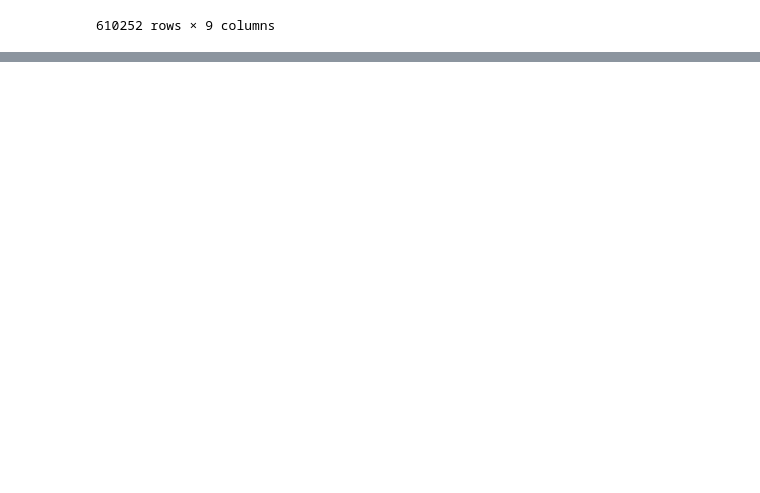
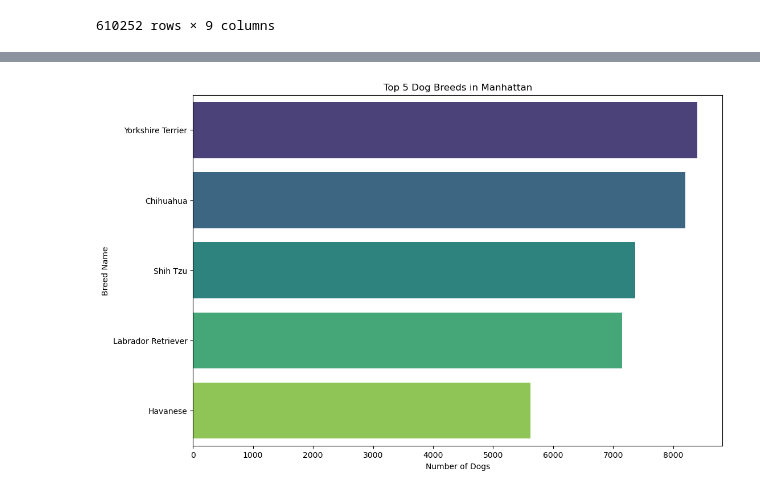
Before and after one commit to sylHut/tailored_tails, a Jupyter notebook: project_4_SH.ipynb, the cells around one changed output, grey strips where cells are left out. Cells and saved outputs as stored; diff of their text form; code cells hidden in the pictures; blank space fills up the shorter version.

```diff
--- a/project_4_SH.ipynb
+++ b/project_4_SH.ipynb
@@ -456,0 +440,6 @@ print(f"Loss: {model_loss}, Accuracy: {model_accuracy}")
+# %%
+# Drop rows where the ZipCode and AnimalGender is NA/Null
+licensed_t50_dogs_df = t50_licensed_dogs_df.copy()
+licensed_t50_dogs_df.dropna(subset=['AnimalGender', 'ZipCode'] , inplace=True)
+
+licensed_t50_dogs_df.info()
@@ -456,0 +471,5 @@ print(f"Loss: {model_loss}, Accuracy: {model_accuracy}")
+# %%
+# Drop Unnessary Columns AnimalName, LicenseIssuedDate, LicenseExpiredDate, Extract Year
+licensed_t50_dogs_df = licensed_t50_dogs_df.drop(axis=1, labels=['LicenseIssuedDate', 'LicenseExpiredDate', 'Extract Year'])
+
+licensed_t50_dogs_df.columns
@@ -456,0 +501,4 @@ print(f"Loss: {model_loss}, Accuracy: {model_accuracy}")
+# %%
+# Read the CSV file from the Resources folder into a Pandas DataFrame
+nyc_demo_df = pd.read_csv("Resources/demo_summary_cleaned.csv")
+nyc_demo_df
@@ -456,0 +523,4 @@ print(f"Loss: {model_loss}, Accuracy: {model_accuracy}")
+# %%
+# Combine two csv files by using the Borough Column.
+merged_demo_t50_df = pd.merge(licensed_t50_dogs_df, nyc_demo_df, on='Borough', how='left')
+merged_demo_t50_df
@@ -456,0 +596,20 @@ print(f"Loss: {model_loss}, Accuracy: {model_accuracy}")
+# %%
+# Income Rank #1
+# Filter the DataFrame for only Manhattan borough
+manhattan_dogs = merged_demo_t50_df[merged_demo_t50_df['Borough'] == 'Manhattan']
+
+# Count the occurrences of each dog breed in Manhattan
+breed_counts = manhattan_dogs['BreedName'].value_counts().reset_index()
+breed_counts.columns = ['BreedName', 'Count']
+
+# Plotting using seaborn
+plt.figure(figsize=(12, 8))
+sns.barplot(x='Count', y='BreedName', data=breed_counts[:5], palette='viridis')
+
+plt.title('Top 5 Dog Breeds in Manhattan')
+plt.xlabel('Number of Dogs')
+plt.ylabel('Breed Name')
+
+plt.show()
+# %% [output]
+[figure, added]
```
Also changed, not shown: parts of 40 cells of this notebook, 3 other files.
